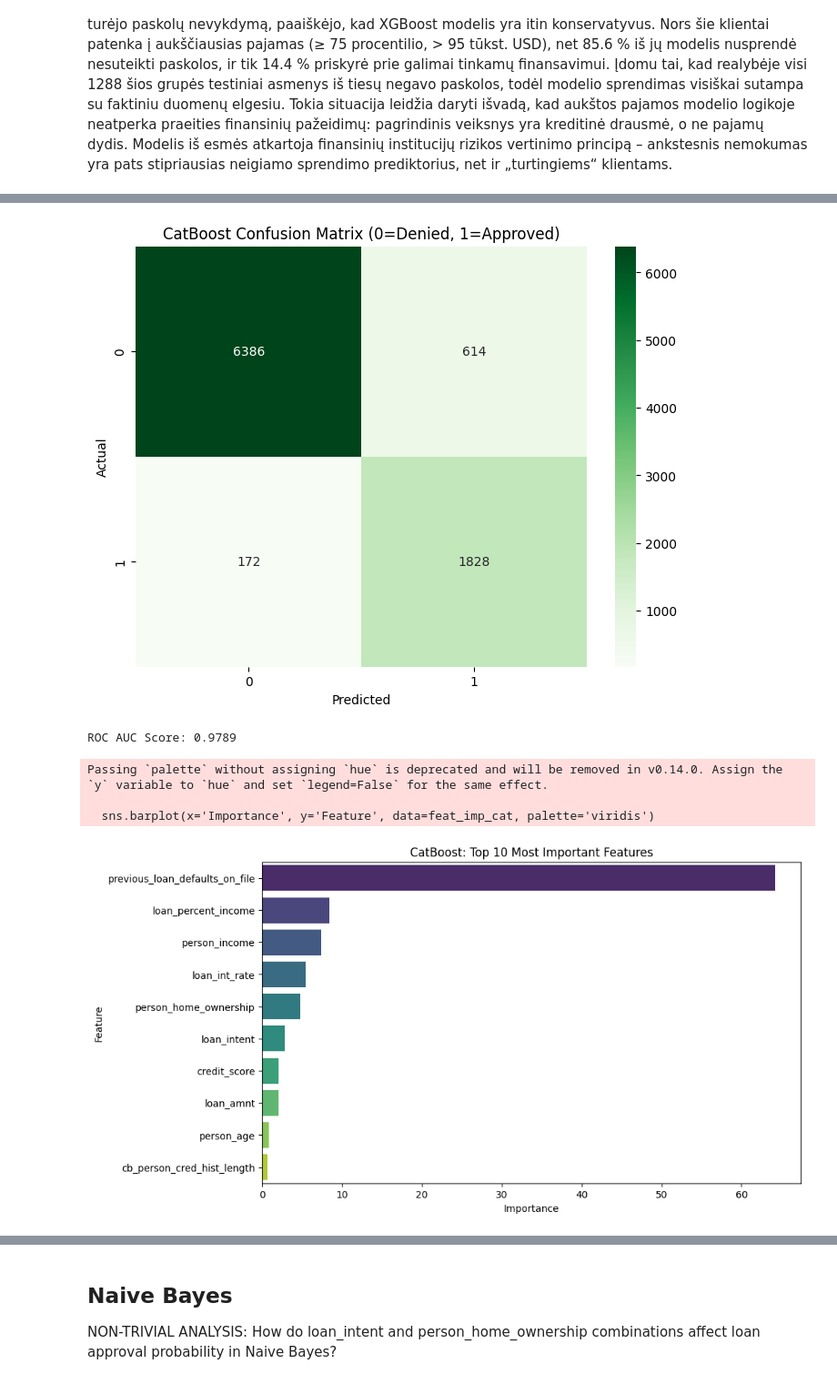
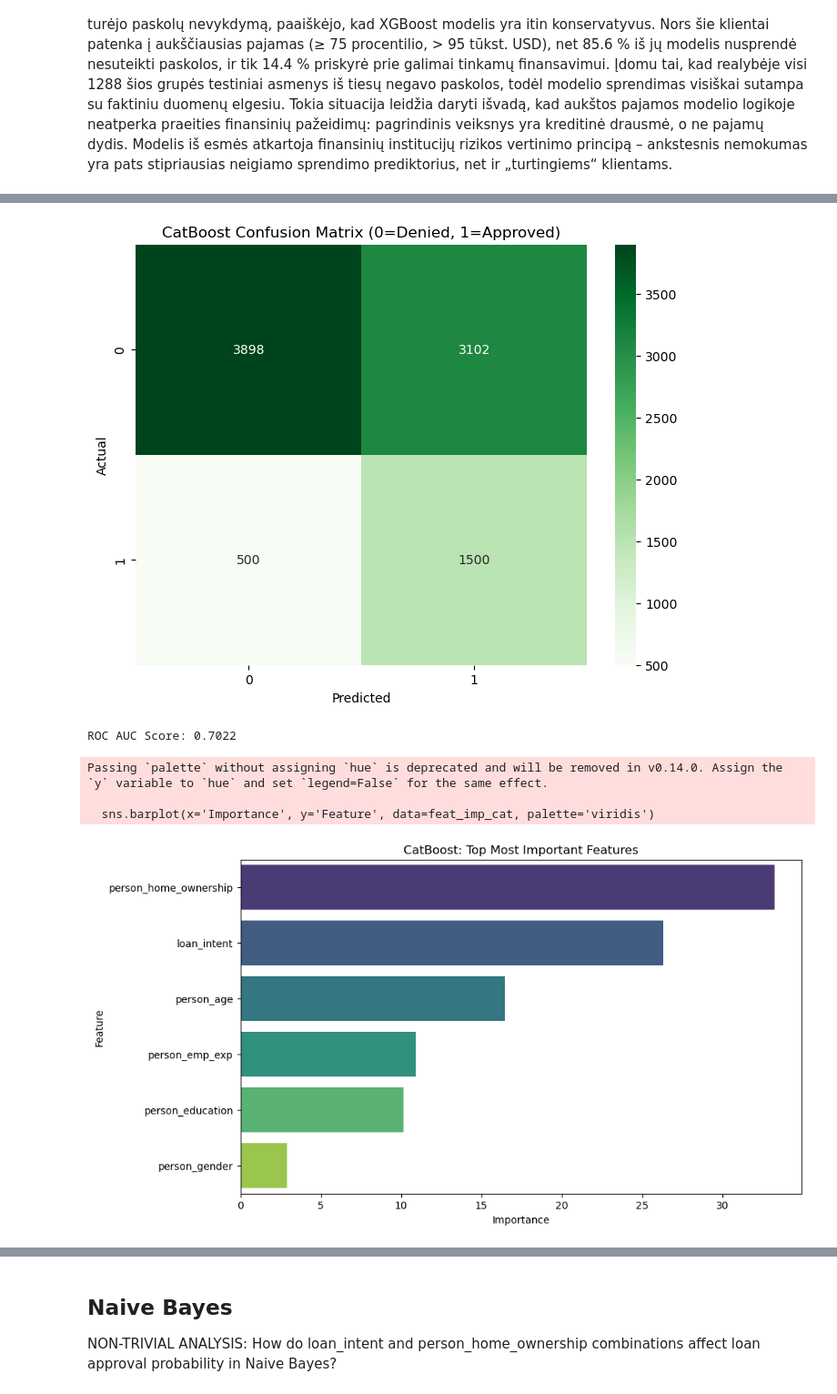
Before and after one commit to rytsle/ML_projektas, a Jupyter notebook: RF_XGBoost.ipynb, the cells around one changed output, grey strips where cells are left out. Shown at 91% size. Saved outputs shown, nothing was run; the diff lists cells and outputs as text; code cells hidden in the pictures.

```diff
--- a/RF_XGBoost.ipynb
+++ b/RF_XGBoost.ipynb
@@ -504,11 +480,14 @@ Answer to: how the non-financial features (human parameters, loan purpose) affec
+# %%
+categorical_variables = list(categorical_names)
+categorical_social = ['person_gender', 'person_education', 'person_home_ownership', 'loan_intent']
+X_train_social = X_train.drop(columns=['previous_loan_defaults_on_file', 'person_income', 'loan_amnt', 'loan_percent_income', 'loan_int_rate', 'cb_person_cred_hist_length', 'credit_score', 'previous_loan_defaults_on_file'], errors='ignore')
+X_test_social = X_test.drop(columns=['previous_loan_defaults_on_file', 'person_income', 'loan_amnt', 'loan_percent_income', 'loan_int_rate', 'cb_person_cred_hist_length', 'credit_score', 'previous_loan_defaults_on_file'], errors='ignore')
 # %%
 from catboost import CatBoostClassifier
 
-categorical_variables = list(categorical_names)
 
-# Initialize model (No pipeline needed for categories!)
 model = CatBoostClassifier(
-    cat_features=categorical_variables,
+    cat_features=categorical_social,
     verbose=0,
     random_state=42,
     auto_class_weights='Balanced'  # Handle class imbalance
@@ -516,12 +495,12 @@ model = CatBoostClassifier(
 
 # Fit directly on raw dataframe
 print("Training CatBoost...")
-model.fit(X_train, y_train)
+model.fit(X_train_social, y_train)
 
 # Predict
 print("Predicting...")
-y_pred_cat = model.predict(X_test)
-y_probs_cat = model.predict_proba(X_test)
+y_pred_cat = model.predict(X_test_social)
+y_probs_cat = model.predict_proba(X_test_social)
 
 # Classification Report
 print("\n--- CatBoost Classification Report ---")
@@ -543,13 +522,13 @@ print(f"\nROC AUC Score: {roc_auc_cat:.4f}")
 
 # Feature Importance
 feat_imp_cat = pd.DataFrame({
-    'Feature': X_train.columns,
+    'Feature': X_train_social.columns,
     'Importance': model.feature_importances_
 }).sort_values('Importance', ascending=False).head(10)
 
 plt.figure(figsize=(10, 6))
 sns.barplot(x='Importance', y='Feature', data=feat_imp_cat, palette='viridis')
-plt.title('CatBoost: Top 10 Most Important Features')
+plt.title('CatBoost: Top Most Important Features')
 plt.show()
 # %% [output]
 Training CatBoost...
@@ -569,9 +546,9 @@ weighted avg       0.92      0.91      0.92      9000
 
 
 --- Confusion Matrix ---
-[figure, old version]
+[figure, new version]
-ROC AUC Score: 0.9789
+ROC AUC Score: 0.7022
 Passing `palette` without assigning `hue` is deprecated and will be removed in v0.14.0. Assign the `y` variable to `hue` and set `legend=False` for the same effect.
 
   sns.barplot(x='Importance', y='Feature', data=feat_imp_cat, palette='viridis')
-[figure, old version]
+[figure, new version]
```
Also changed, not shown: parts of 9 cells of this notebook, 4 other files.
